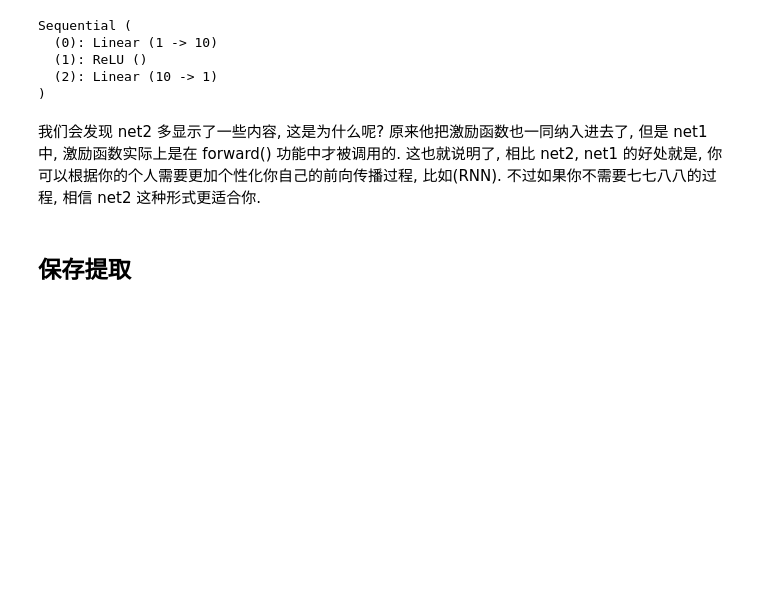
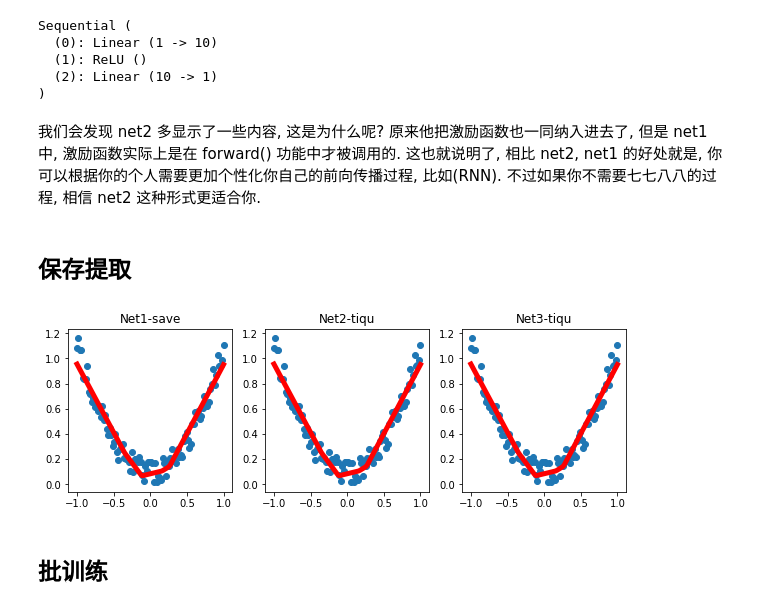
Before and after one commit to cucyoyo/PyTorch_geting_started, a Jupyter notebook: PyTorch.ipynb, the cells around one changed output. Drawn from its saved outputs; the diff is of its cells as text; code cells hidden in the pictures; blank space fills up the shorter version.

```diff
--- a/PyTorch.ipynb
+++ b/PyTorch.ipynb
@@ -255,32 +255,88 @@ Sequential (
 # %% [markdown]
 ## 保存提取
 # %%
+import torch
+# from torch.autograd import Variable
+import matplotlib.pyplot as plt
+# import torch.nn.functional as F     # 激励函数都在这
 torch.manual_seed(1)    # reproducible
 
 # 假数据
 x = torch.unsqueeze(torch.linspace(-1, 1, 100), dim=1)  # x data (tensor), shape=(100, 1)
 y = x.pow(2) + 0.2*torch.rand(x.size())  # noisy y data (tensor), shape=(100, 1)
 x, y = Variable(x, requires_grad=False), Variable(y, requires_grad=False)
 
 
 def save():
     # 建网络
     net1 = torch.nn.Sequential(
         torch.nn.Linear(1, 10),
         torch.nn.ReLU(),
         torch.nn.Linear(10, 1)
     )
     optimizer = torch.optim.SGD(net1.parameters(), lr=0.5)
     loss_func = torch.nn.MSELoss()
 
     # 训练
     for t in range(100):
         prediction = net1(x)
         loss = loss_func(prediction, y)
         optimizer.zero_grad()
         loss.backward()
         optimizer.step()
 
+    #### 两种方式进行保存
     torch.save(net1, 'net.pkl')  # 保存整个网络
-    # state_dict：参数
+    # state_dict代表各种参数
     torch.save(net1.state_dict(), 'net_params.pkl')   # 只保存网络中的参数 (速度快, 占内存少)
+
+    #画图
+    plt.figure(1,figsize=(10, 3))
+    plt.subplot(131)
+    plt.title('Net1-save')
+    plt.scatter(x.data.numpy(), y.data.numpy())
+    plt.plot(x.data.numpy(), prediction.data.numpy(),'r-',lw=5)
+
+### 方法一提取
+def restore_net():
+    # restore entire net1 to net2
+    net2 = torch.load('net.pkl')
+    prediction = net2(x)
+
+    plt.subplot(132)
+    plt.title('Net2-tiqu')
+    plt.scatter(x.data.numpy(), y.data.numpy())
+    plt.plot(x.data.numpy(), prediction.data.numpy(),'r-',lw=5)
+
+### 方法二提取
+def restore_params():
+    # 新建 net3
+    net3 = torch.nn.Sequential(
+        torch.nn.Linear(1, 10),
+        torch.nn.ReLU(),
+        torch.nn.Linear(10, 1)
+    )
+
+    # 将保存的参数复制到 net3
+    net3.load_state_dict(torch.load('net_params.pkl'))
+    prediction = net3(x)
+
+    plt.subplot(133)
+    plt.title('Net3-tiqu')
+    plt.scatter(x.data.numpy(), y.data.numpy())
+    plt.plot(x.data.numpy(), prediction.data.numpy(),'r-',lw=5)
+
+
+
+# 保存 net1 (1. 整个网络, 2. 只有参数)
+save()
+
+# 提取整个网络
+restore_net()
+
+# 提取网络参数, 复制到新网络
+restore_params()
+# %% [output]
+[figure, added]
+# %% [markdown]
+## 批训练
```
Also changed, not shown: parts of 1 cell of this notebook, 1 other file.
